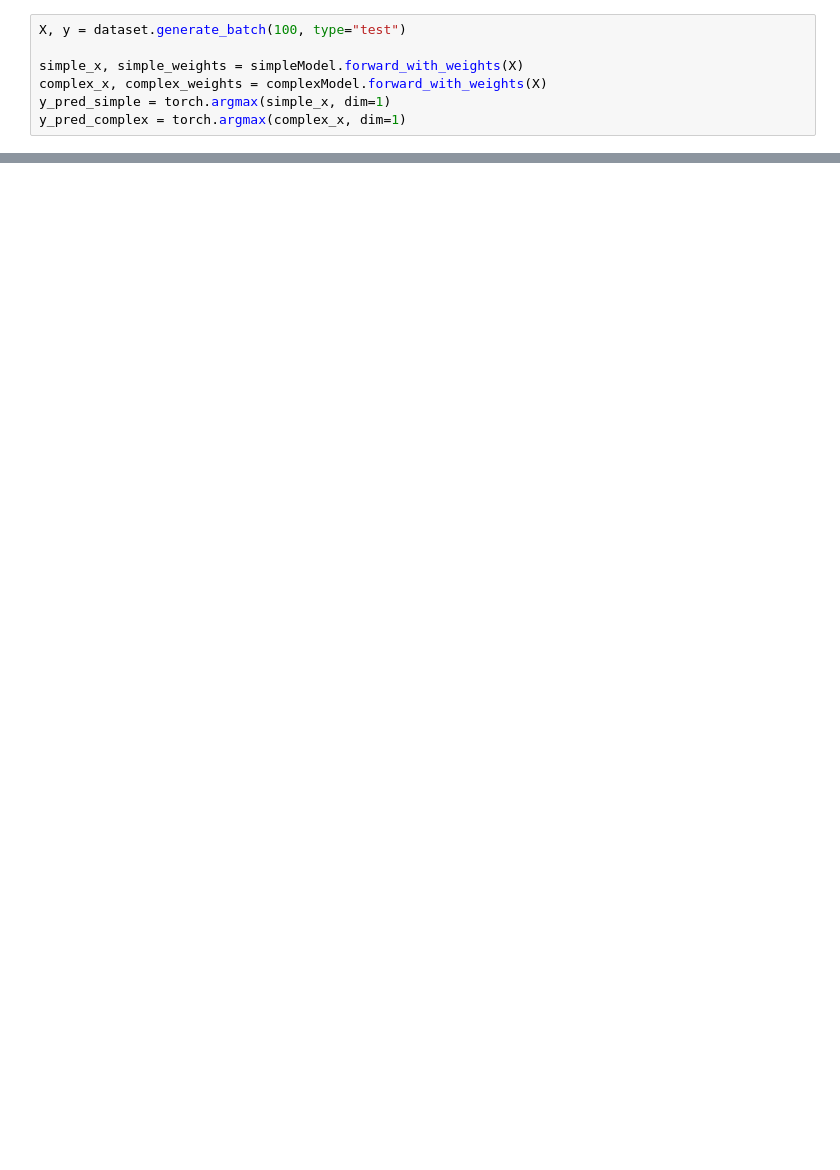
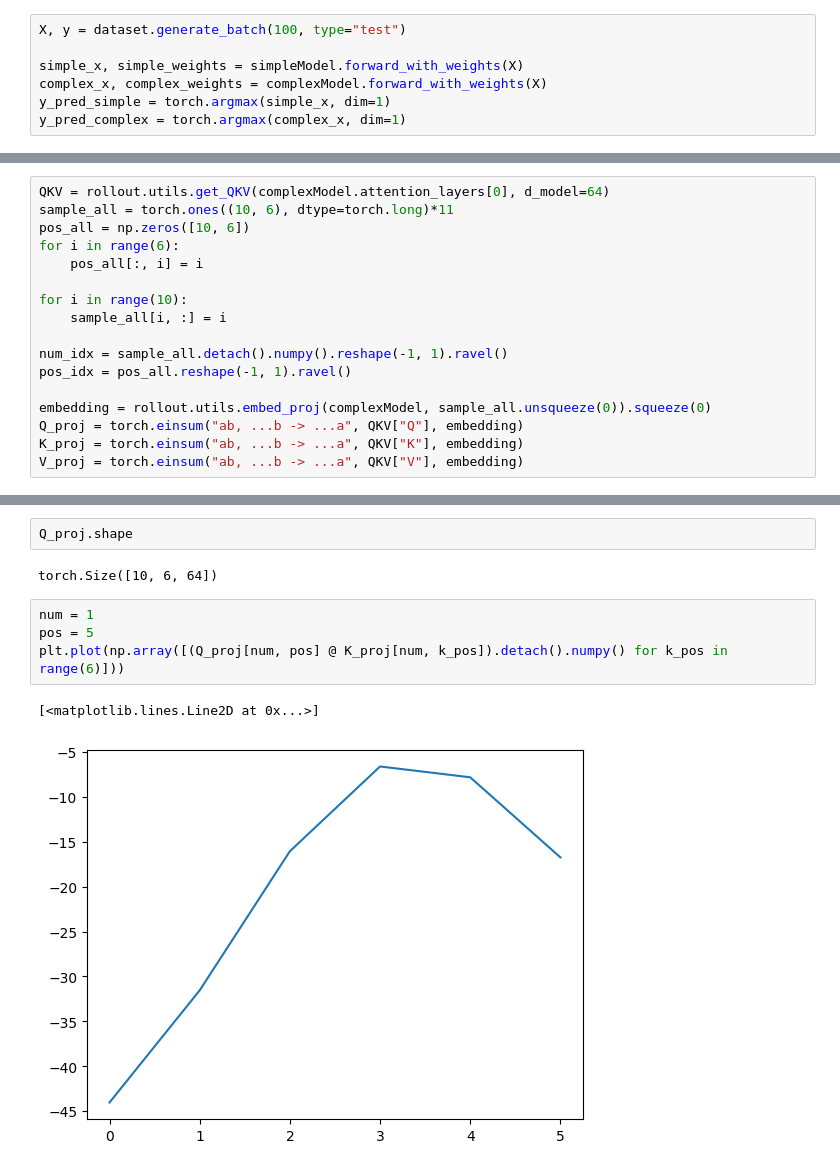
Before and after one commit to erhu7/TransformerCircuits, a Jupyter notebook: notebooks/model_testing/induction_model.ipynb, the cells around one changed output, grey strips where cells are left out. Saved outputs shown, nothing was run; the diff lists cells and outputs as text; blank space fills up the shorter version.

```diff
--- a/notebooks/model_testing/induction_model.ipynb
+++ b/notebooks/model_testing/induction_model.ipynb
@@ -94,0 +91,17 @@ plt.show()
+# %%
+QKV = rollout.utils.get_QKV(complexModel.attention_layers[0], d_model=64)
+sample_all = torch.ones((10, 6), dtype=torch.long)*11
+pos_all = np.zeros([10, 6])
+for i in range(6):
+    pos_all[:, i] = i
+
+for i in range(10):
+    sample_all[i, :] = i
+
+num_idx = sample_all.detach().numpy().reshape(-1, 1).ravel()
+pos_idx = pos_all.reshape(-1, 1).ravel()
+
+embedding = rollout.utils.embed_proj(complexModel, sample_all.unsqueeze(0)).squeeze(0)
+Q_proj = torch.einsum("ab, ...b -> ...a", QKV["Q"], embedding)
+K_proj = torch.einsum("ab, ...b -> ...a", QKV["K"], embedding)
+V_proj = torch.einsum("ab, ...b -> ...a", QKV["V"], embedding)
@@ -94,0 +124,11 @@ plt.show()
+# %%
+Q_proj.shape
+# %% [output]
+torch.Size([10, 6, 64])
+# %%
+num = 1
+pos = 5
+plt.plot(np.array([(Q_proj[num, pos] @ K_proj[num, k_pos]).detach().numpy() for k_pos in range(6)]))
+# %% [output]
+[<matplotlib.lines.Line2D at 0x...>]
+[figure, added]
```
Also changed, not shown: parts of 14 cells of this notebook, 3 other files.
